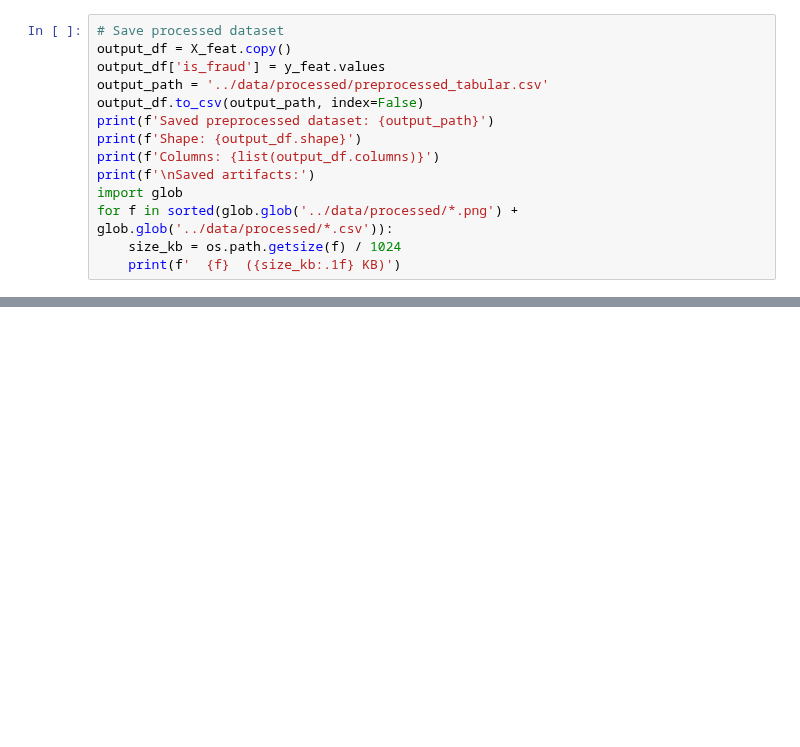
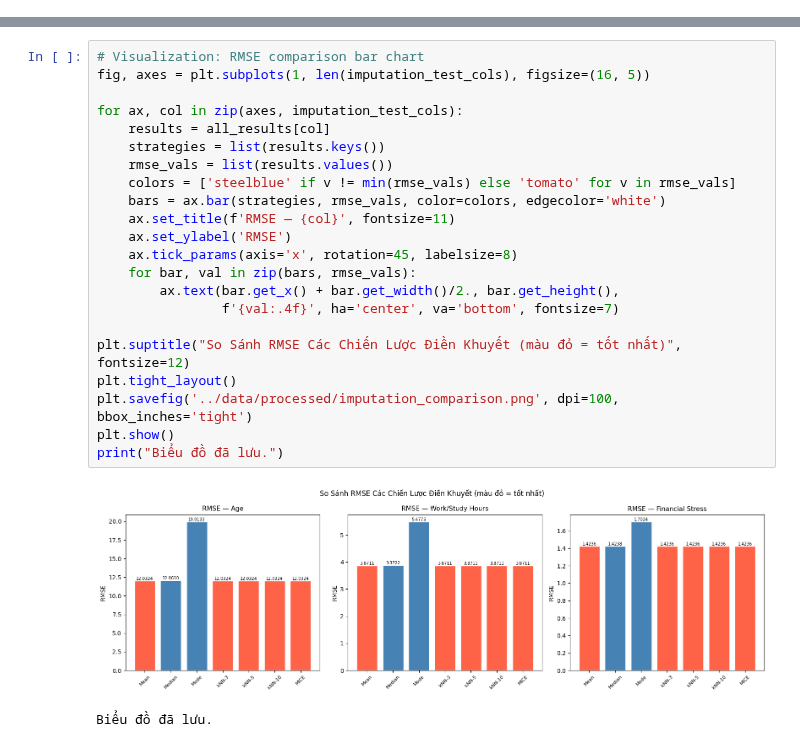
Before and after one commit to ThuongHong/dmaa-lab1, a Jupyter notebook: notebooks/04_preprocessing_tabular.ipynb, the cells around one changed output, grey strips where cells are left out. Drawn from its saved outputs; the diff is of its cells as text; blank space fills up the shorter version.

Commit message:
change dataset

```diff
--- a/notebooks/04_preprocessing_tabular.ipynb
+++ b/notebooks/04_preprocessing_tabular.ipynb
@@ -1389,14 +0,0 @@ ADASYN tạo nhiều synthetic samples ở **vùng khó** (gần decision bounda
-# %%
-# Save processed dataset
-output_df = X_feat.copy()
-output_df['is_fraud'] = y_feat.values
-output_path = '../data/processed/preprocessed_tabular.csv'
-output_df.to_csv(output_path, index=False)
-print(f'Saved preprocessed dataset: {output_path}')
-print(f'Shape: {output_df.shape}')
-print(f'Columns: {list(output_df.columns)}')
-print(f'\nSaved artifacts:')
-import glob
-for f in sorted(glob.glob('../data/processed/*.png') + glob.glob('../data/processed/*.csv')):
-    size_kb = os.path.getsize(f) / 1024
-    print(f'  {f}  ({size_kb:.1f} KB)')
@@ -1444,0 +196,25 @@ Saved artifacts:
+# %%
+# Visualization: RMSE comparison bar chart
+fig, axes = plt.subplots(1, len(imputation_test_cols), figsize=(16, 5))
+
+for ax, col in zip(axes, imputation_test_cols):
+    results = all_results[col]
+    strategies = list(results.keys())
+    rmse_vals = list(results.values())
+    colors = ['steelblue' if v != min(rmse_vals) else 'tomato' for v in rmse_vals]
+    bars = ax.bar(strategies, rmse_vals, color=colors, edgecolor='white')
+    ax.set_title(f'RMSE — {col}', fontsize=11)
+    ax.set_ylabel('RMSE')
+    ax.tick_params(axis='x', rotation=45, labelsize=8)
+    for bar, val in zip(bars, rmse_vals):
+        ax.text(bar.get_x() + bar.get_width()/2., bar.get_height(),
+                f'{val:.4f}', ha='center', va='bottom', fontsize=7)
+
+plt.suptitle("So Sánh RMSE Các Chiến Lược Điền Khuyết (màu đỏ = tốt nhất)", fontsize=12)
+plt.tight_layout()
+plt.savefig('../data/processed/imputation_comparison.png', dpi=100, bbox_inches='tight')
+plt.show()
+print("Biểu đồ đã lưu.")
+# %% [output]
+[figure, added]
+Biểu đồ đã lưu.
```
Also changed, not shown: parts of 65 cells of this notebook, 4 other files.
